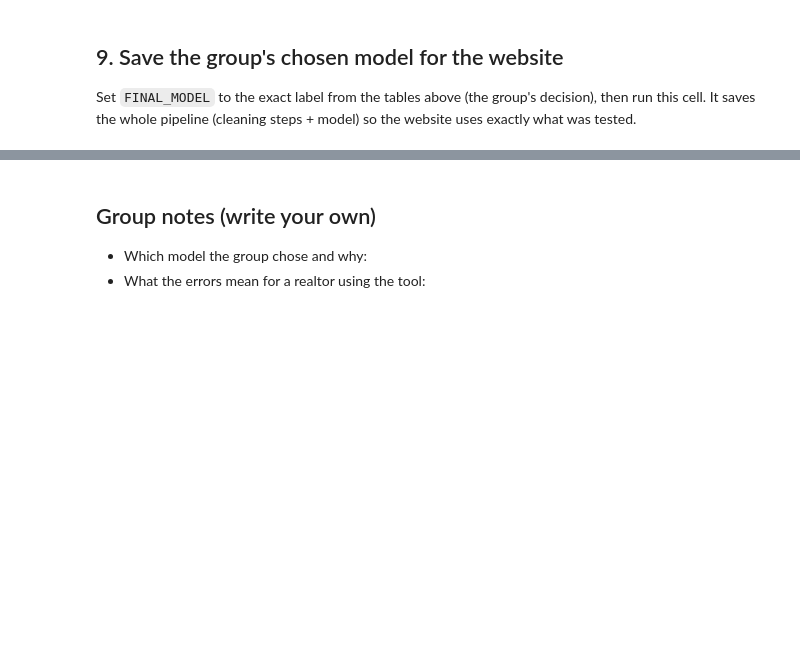
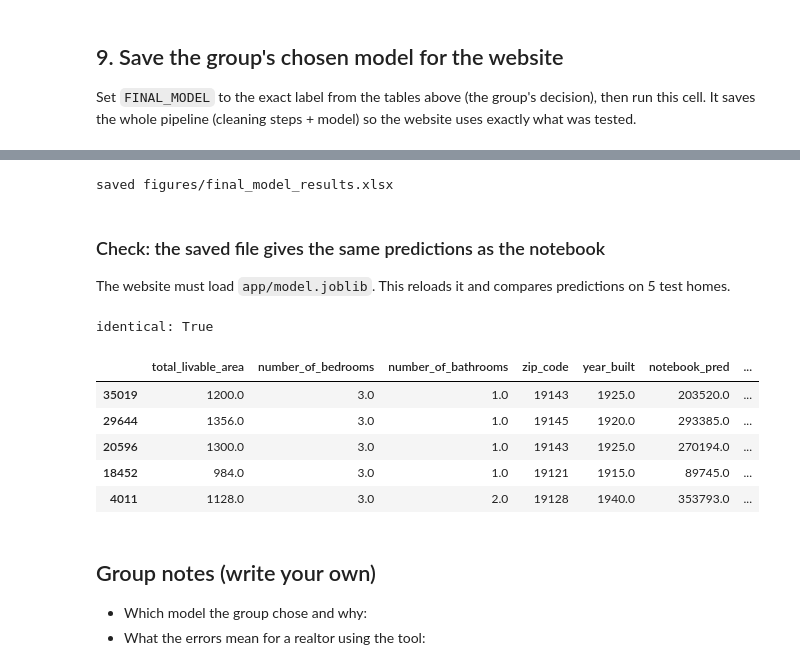
Before and after one commit to HyeseongO/philly-home-price-predictor, a Jupyter notebook: notebook/Group_Project_Modeling.ipynb, the cells around one changed output, grey strips where cells are left out. Saved outputs shown, nothing was run; the diff lists cells and outputs as text; code cells hidden in the pictures; blank space fills up the shorter version.

```diff
--- a/notebook/Group_Project_Modeling.ipynb
+++ b/notebook/Group_Project_Modeling.ipynb
@@ -281,3 +418,35 @@ Gradient Boosting | log(price)
+# %%
+with pd.ExcelWriter("figures/final_model_results.xlsx") as w:
+    summary.rename("value").to_frame().to_excel(w, sheet_name="Summary")
+    test_table.to_excel(w, sheet_name="All models (test)", index=False)
+    cv_table.to_excel(w, sheet_name="All models (CV)", index=False)
+    by_band.to_excel(w, sheet_name="By price range")
+    by_zip.to_excel(w, sheet_name="By ZIP")
+    imp.to_excel(w, sheet_name="Input importance", index=False)
+print("saved figures/final_model_results.xlsx")
+# %% [output]
+saved figures/final_model_results.xlsx
+# %% [markdown]
+### Check: the saved file gives the same predictions as the notebook
+The website must load `app/model.joblib`. This reloads it and compares predictions on 5 test homes.
+# %%
+import joblib
+loaded = joblib.load("app/model.joblib")["model"]
+check = X_test.head(5).copy()
+check["notebook_pred"] = final.predict(X_test.head(5)).round(0)
+check["saved_file_pred"] = loaded.predict(X_test.head(5)).round(0)
+check["actual"] = y_test.head(5).values
+print("identical:", np.allclose(check["notebook_pred"], check["saved_file_pred"]))
+check[["total_livable_area", "number_of_bedrooms", "number_of_bathrooms", "zip_code", "year_built",
+       "notebook_pred", "saved_file_pred", "actual"]]
+# %% [output]
+identical: True
+|  | total_livable_area | number_of_bedrooms | number_of_bathrooms | zip_code | year_built | notebook_pred | ... |
+| 35019 | 1200.0 | 3.0 | 1.0 | 19143 | 1925.0 | 203520.0 | ... |
+| 29644 | 1356.0 | 3.0 | 1.0 | 19145 | 1920.0 | 293385.0 | ... |
+| 20596 | 1300.0 | 3.0 | 1.0 | 19143 | 1925.0 | 270194.0 | ... |
+| 18452 | 984.0 | 3.0 | 1.0 | 19121 | 1915.0 | 89745.0 | ... |
+| 4011 | 1128.0 | 3.0 | 2.0 | 19128 | 1940.0 | 353793.0 | ... |
 # %% [markdown]
 ## Group notes (write your own)
 - Which model the group chose and why:
```
Also changed, not shown: parts of 16 cells of this notebook, 1 other file.
